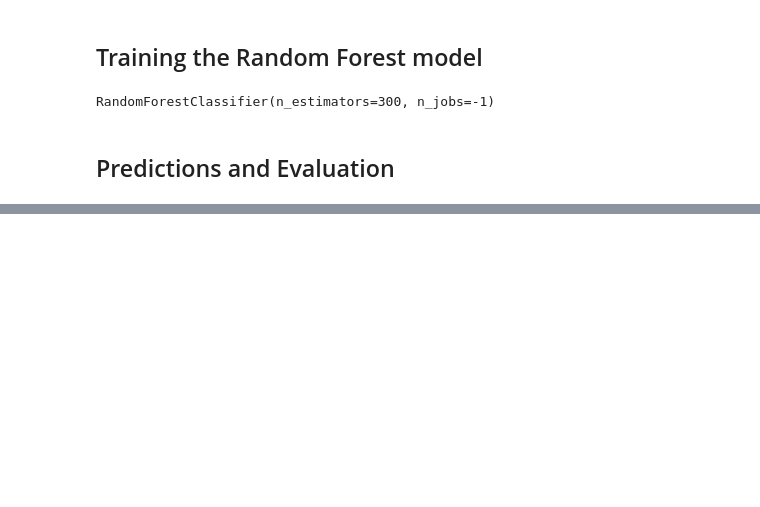
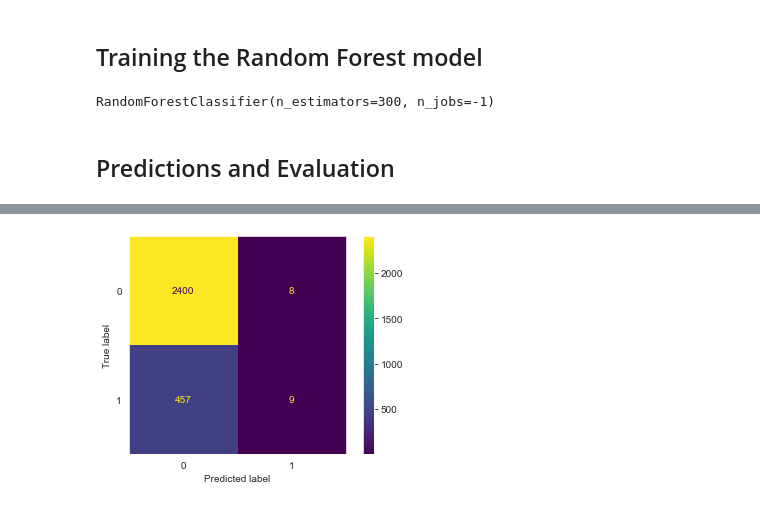
Before and after one commit to alex-rpd/ML_Examples, a Jupyter notebook: 03-DecisionTreesRandomForest-LendingClubData.ipynb, the cells around one changed output, grey strips where cells are left out. Cells and saved outputs as stored; diff of their text form; code cells hidden in the pictures; blank space fills up the shorter version.

```diff
--- a/03-DecisionTreesRandomForest-LendingClubData.ipynb
+++ b/03-DecisionTreesRandomForest-LendingClubData.ipynb
@@ -234,3 +234,9 @@ print(metrics.confusion_matrix(y_test,pred_rfc))
+# %%
+metrics.plot_confusion_matrix(rfc, X=X_test, y_true=y_test)
+plt.grid(False)
+plt.show()
+# %% [output]
+[figure, added]
 # %%
 error_rate = list()
 for i in notebook.tqdm(range(1, 500, 10)):
```
Also changed, not shown: parts of 5 cells of this notebook, 8 other files.
